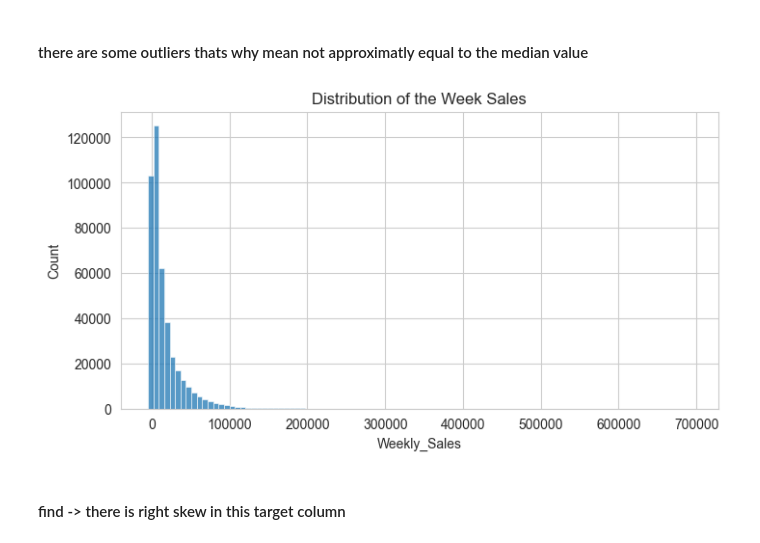
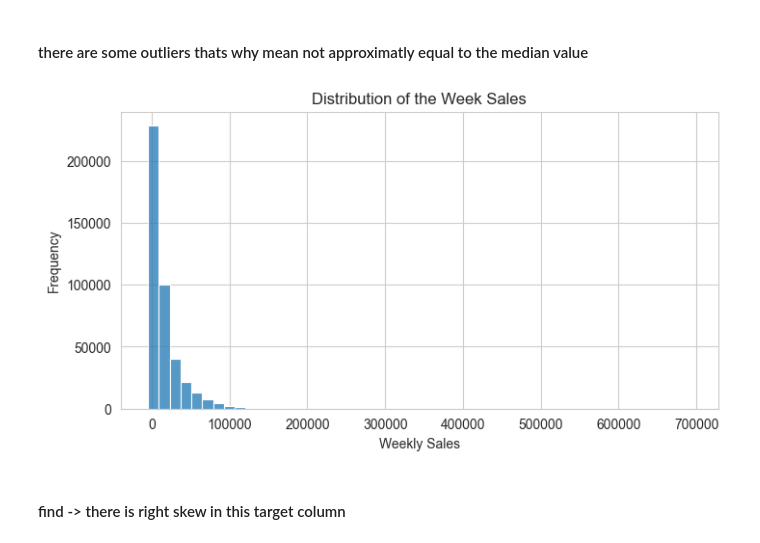
Before and after one commit to chamidugunathunga1212-coder/Retail-Sales-Forecasting, a Jupyter notebook: notebooks/EDA_Walmart_Sales.ipynb, the cells around one changed output. Drawn from its saved outputs; the diff is of its cells as text; code cells hidden in the pictures.

```diff
--- a/notebooks/EDA_Walmart_Sales.ipynb
+++ b/notebooks/EDA_Walmart_Sales.ipynb
@@ -160,11 +168,13 @@ Name: Weekly_Sales, dtype: float64
 # %%
 ## check the skewness of the target column
 plt.figure(figsize=(8,4))
-sns.histplot(df["Weekly_Sales"],bins=100)
+sns.histplot(df["Weekly_Sales"],bins=50)
+plt.xlabel("Weekly Sales")
+plt.ylabel("Frequency")
 plt.title("Distribution of the Week Sales")
 plt.show()
 # %% [output]
-[figure, old version]
+[figure, new version]
 # %% [markdown]
 #### find -> there is right skew in this target column
 # %%
```
Also changed, not shown: parts of 19 cells of this notebook, 5 other files.
